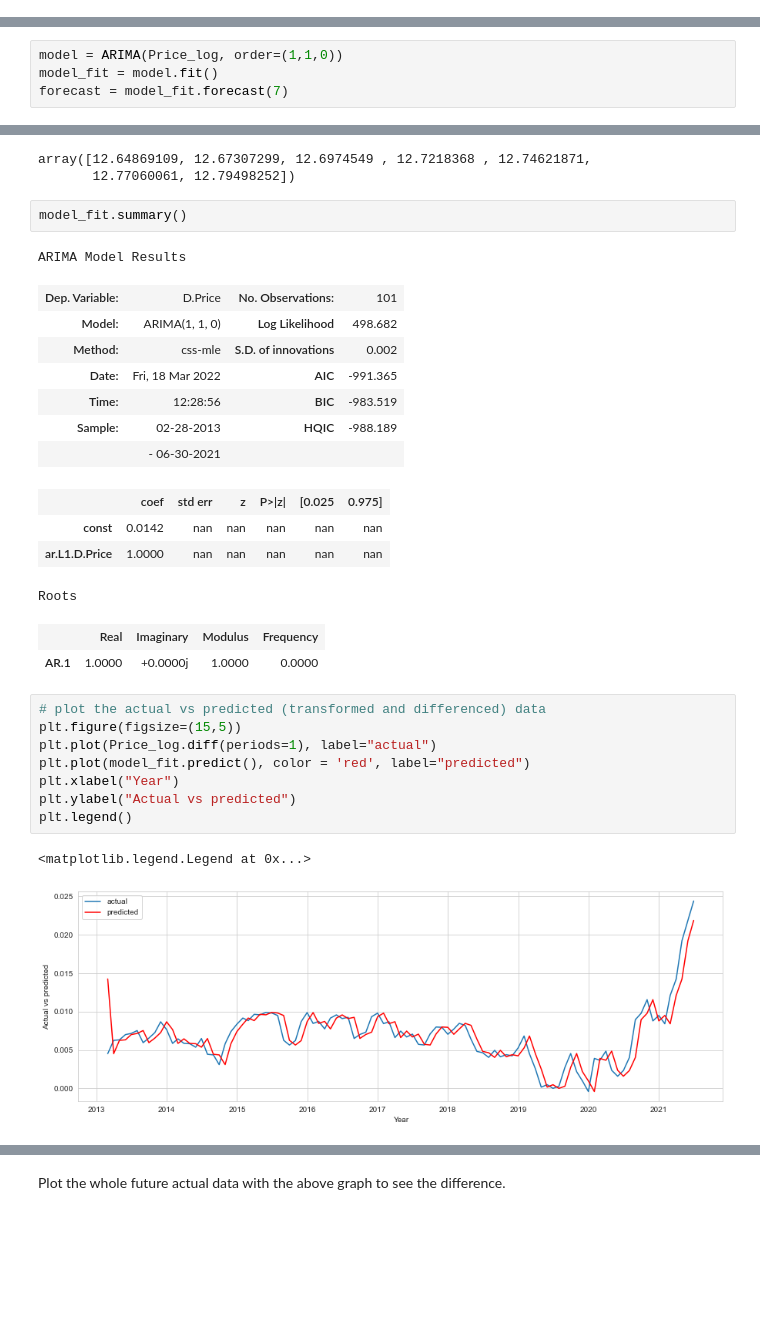
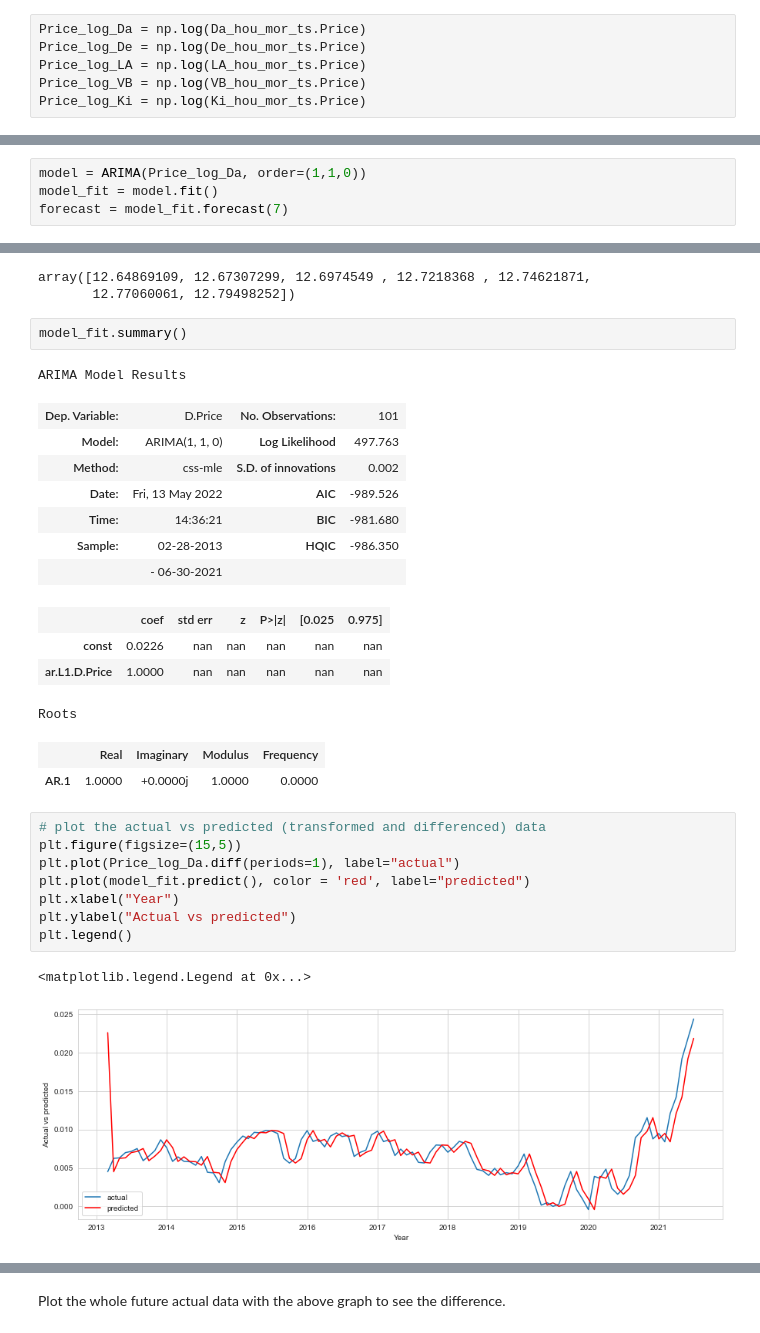
Before and after one commit to Paroo2422/COVID-19-impact-on-Housing-Market, a Jupyter notebook: Notebooks/Preprocessing, Training and Modelling.ipynb, the cells around one changed output, grey strips where cells are left out. Cells and saved outputs as stored; diff of their text form; blank space fills up the shorter version.

```diff
--- a/Notebooks/Preprocessing, Training and Modelling.ipynb
+++ b/Notebooks/Preprocessing, Training and Modelling.ipynb
@@ -763,2 +882,8 @@ Price_log = np.log(Da_hou_mor_ts.Price)
+# %%
+Price_log_Da = np.log(Da_hou_mor_ts.Price)
+Price_log_De = np.log(De_hou_mor_ts.Price)
+Price_log_LA = np.log(LA_hou_mor_ts.Price)
+Price_log_VB = np.log(VB_hou_mor_ts.Price)
+Price_log_Ki = np.log(Ki_hou_mor_ts.Price)
 # %%
 # Log transform to make the series stationary
@@ -833,5 +1020,5 @@ The above plots have ACF that is tailing off and PACF cutting off at lag p = 1.
 # %%
-model = ARIMA(Price_log, order=(1,1,0))
+model = ARIMA(Price_log_Da, order=(1,1,0))
 model_fit = model.fit()
 forecast = model_fit.forecast(7)
 # %%
@@ -844,14 +1031,14 @@ model_fit.summary()
 # %% [output]
 ARIMA Model Results
 | Dep. Variable: | D.Price | No. Observations: | 101 |
-| Model: | ARIMA(1, 1, 0) | Log Likelihood | 498.682 |
+| Model: | ARIMA(1, 1, 0) | Log Likelihood | 497.763 |
 | Method: | css-mle | S.D. of innovations | 0.002 |
-| Date: | Fri, 18 Mar 2022 | AIC | -991.365 |
-| Time: | 12:28:56 | BIC | -983.519 |
-| Sample: | 02-28-2013 | HQIC | -988.189 |
+| Date: | Fri, 13 May 2022 | AIC | -989.526 |
+| Time: | 14:36:21 | BIC | -981.680 |
+| Sample: | 02-28-2013 | HQIC | -986.350 |
 |  | - 06-30-2021 |  |  |
 |  | coef | std err | z | P>|z| | [0.025 | 0.975] |
-| const | 0.0142 | nan | nan | nan | nan | nan |
+| const | 0.0226 | nan | nan | nan | nan | nan |
 | ar.L1.D.Price | 1.0000 | nan | nan | nan | nan | nan |
 Roots
 |  | Real | Imaginary | Modulus | Frequency |
@@ -859,14 +1046,14 @@ Roots
 # %%
 # plot the actual vs predicted (transformed and differenced) data
 plt.figure(figsize=(15,5))
-plt.plot(Price_log.diff(periods=1), label="actual")
+plt.plot(Price_log_Da.diff(periods=1), label="actual")
 plt.plot(model_fit.predict(), color = 'red', label="predicted")
 plt.xlabel("Year")
 plt.ylabel("Actual vs predicted")
 plt.legend()
 # %% [output]
 <matplotlib.legend.Legend at 0x...>
-[figure, old version]
+[figure, new version]
 # %%
 # Declare a variable called forecast_period with the amount of months to forecast, and
 # create a range of future dates that is the length of the periods you've chosen to forecast
```
Also changed, not shown: parts of 85 cells of this notebook, 1 other file.
